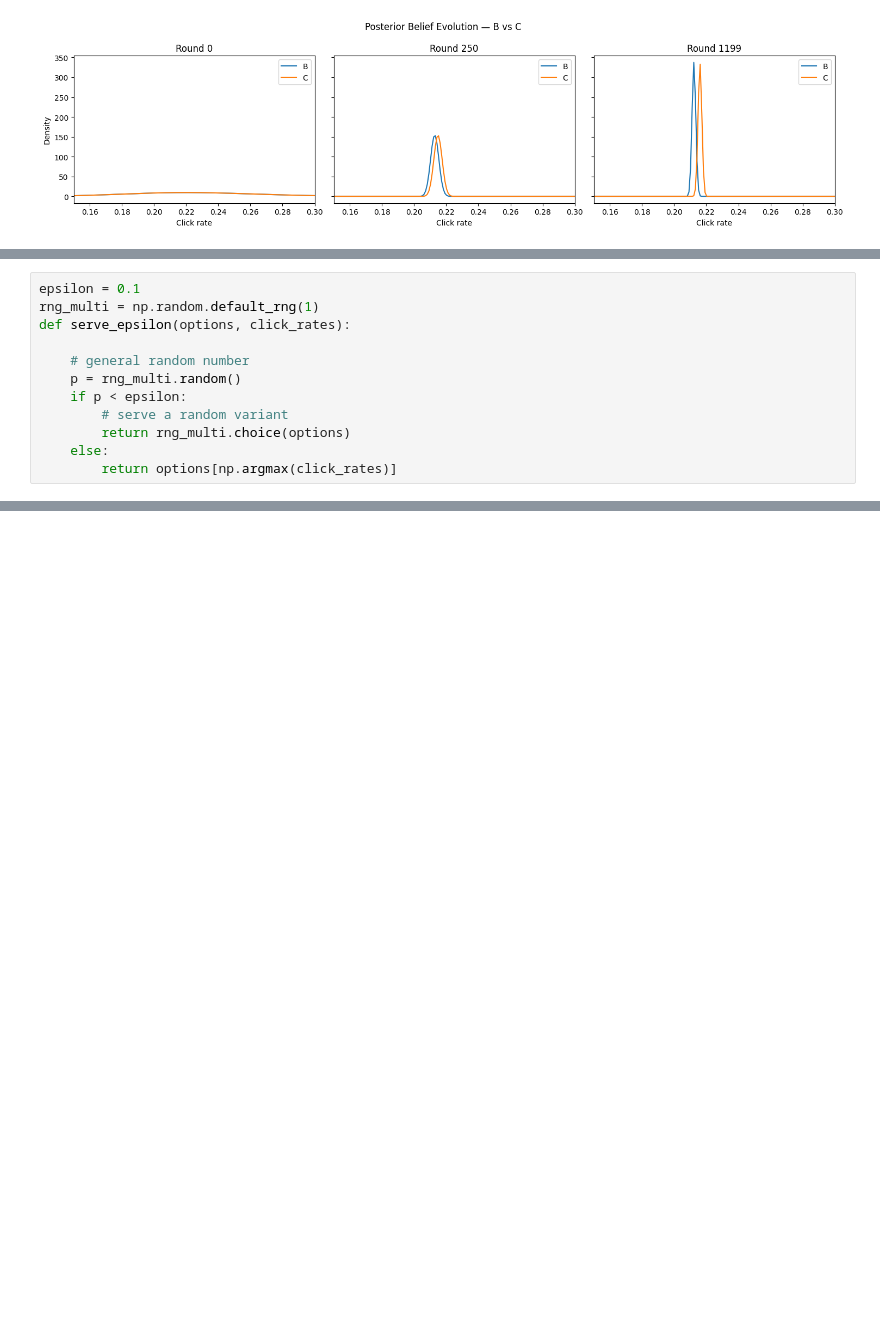
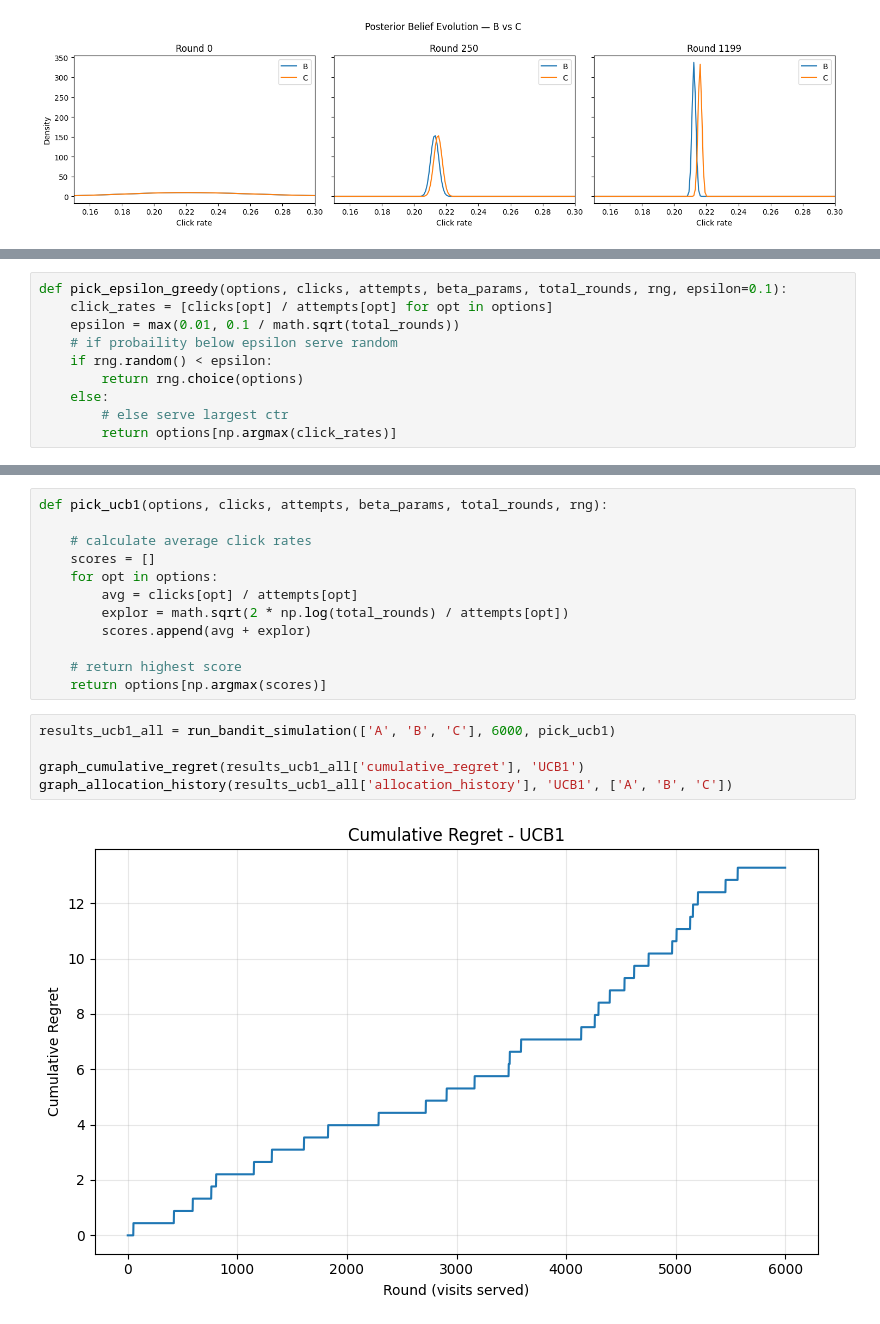
Before and after one commit to ananya290905/RecommenderTesting, a Jupyter notebook: notebooks/03_experimental_simulation.ipynb, the cells around one changed output, grey strips where cells are left out. Saved outputs shown, nothing was run; the diff lists cells and outputs as text; blank space fills up the shorter version.

```diff
--- a/notebooks/03_experimental_simulation.ipynb
+++ b/notebooks/03_experimental_simulation.ipynb
@@ -277,12 +278,0 @@ In the previous iterations, we always served each variant an equal amount users
-# %%
-epsilon = 0.1
-rng_multi = np.random.default_rng(1)
-def serve_epsilon(options, click_rates):
-
-    # general random number
-    p = rng_multi.random()
-    if p < epsilon:
-        # serve a random variant
-        return rng_multi.choice(options)
-    else:
-        return options[np.argmax(click_rates)]
@@ -322,0 +279,10 @@ cumulative_regret = np.cumsum(regrets)
+# %%
+def pick_epsilon_greedy(options, clicks, attempts, beta_params, total_rounds, rng, epsilon=0.1):
+    click_rates = [clicks[opt] / attempts[opt] for opt in options]
+    epsilon = max(0.01, 0.1 / math.sqrt(total_rounds))
+    # if probaility below epsilon serve random
+    if rng.random() < epsilon:
+        return rng.choice(options)
+    else:
+        # else serve largest ctr
+        return options[np.argmax(click_rates)]
@@ -337,0 +384,19 @@ plt.show()
+# %%
+def pick_ucb1(options, clicks, attempts, beta_params, total_rounds, rng):
+
+    # calculate average click rates
+    scores = []
+    for opt in options:
+        avg = clicks[opt] / attempts[opt]
+        explor = math.sqrt(2 * np.log(total_rounds) / attempts[opt])
+        scores.append(avg + explor)
+
+    # return highest score
+    return options[np.argmax(scores)]
+# %%
+results_ucb1_all = run_bandit_simulation(['A', 'B', 'C'], 6000, pick_ucb1)
+
+graph_cumulative_regret(results_ucb1_all['cumulative_regret'], 'UCB1')
+graph_allocation_history(results_ucb1_all['allocation_history'], 'UCB1', ['A', 'B', 'C'])
+# %% [output]
+[figure, added]
```
Also changed, not shown: parts of 10 cells of this notebook.
